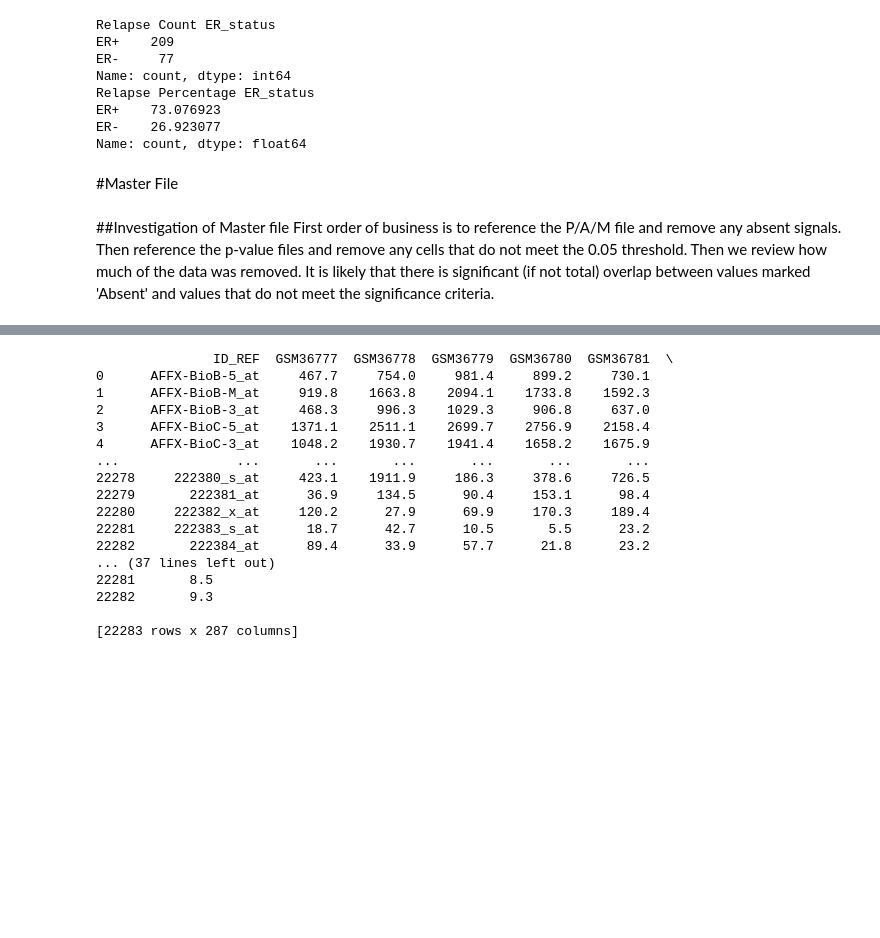
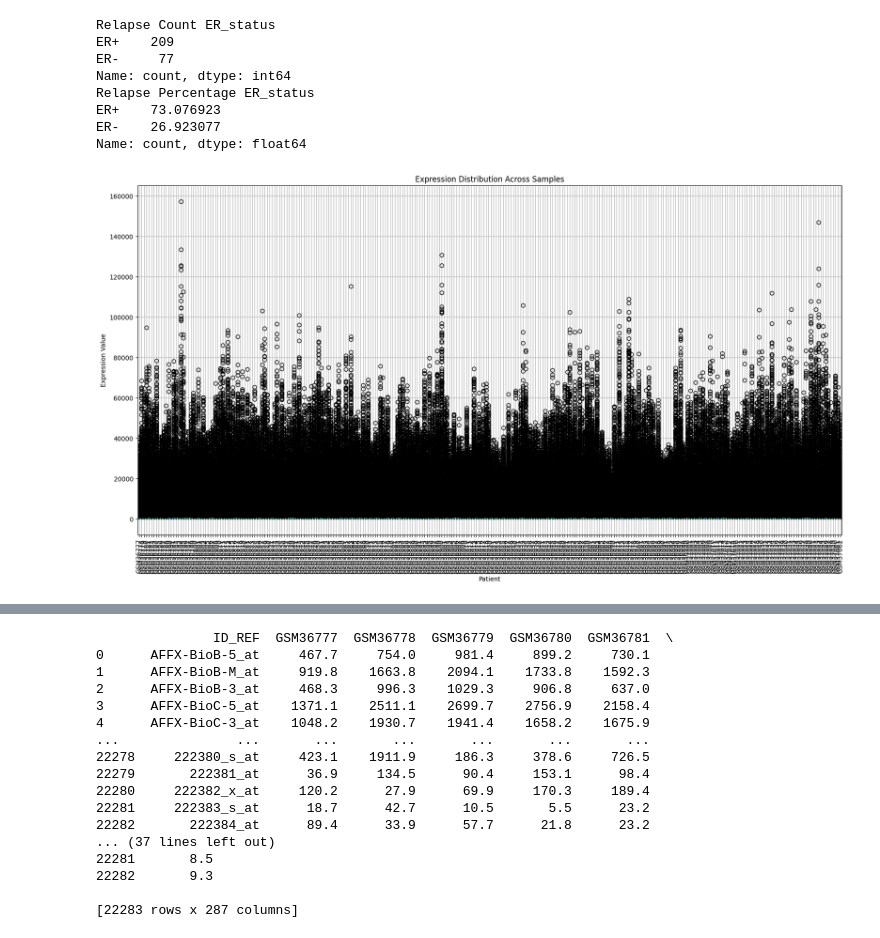
Before and after one commit to saranenada-cell/GeneExpressionBreastCancerRelapse, a Jupyter notebook: EDA_Report.ipynb, the cells around one changed output, grey strips where cells are left out. Saved outputs shown, nothing was run; the diff lists cells and outputs as text; code cells hidden in the pictures; blank space fills up the shorter version.

```diff
--- a/EDA_Report.ipynb
+++ b/EDA_Report.ipynb
@@ -206,9 +206,16 @@ Relapse Percentage ER_status
 ER+    73.076923
 ER-    26.923077
 Name: count, dtype: float64
-# %% [markdown]
-#Master File
-# %% [markdown]
-##Investigation of Master file
-First order of business is to reference the P/A/M file and remove any absent signals. Then reference the p-value files and remove any cells that do not meet the 0.05 threshold. Then we review how much of the data was removed.
-It is likely that there is significant (if not total) overlap between values marked 'Absent' and values that do not meet the significance criteria.
+# %%
+'''Expression Matrix Distribution- Box Plot'''
+import matplotlib.pyplot as plt
+
+gene_seq_df.boxplot(figsize=(20,10))
+plt.xticks(rotation=90)
+plt.ylabel("Expression Value")
+plt.xlabel("Patient")
+plt.title("Expression Distribution Across Samples")
+
+plt.show()
+# %% [output]
+[figure, added]
```
Also changed, not shown: parts of 3 cells of this notebook.
